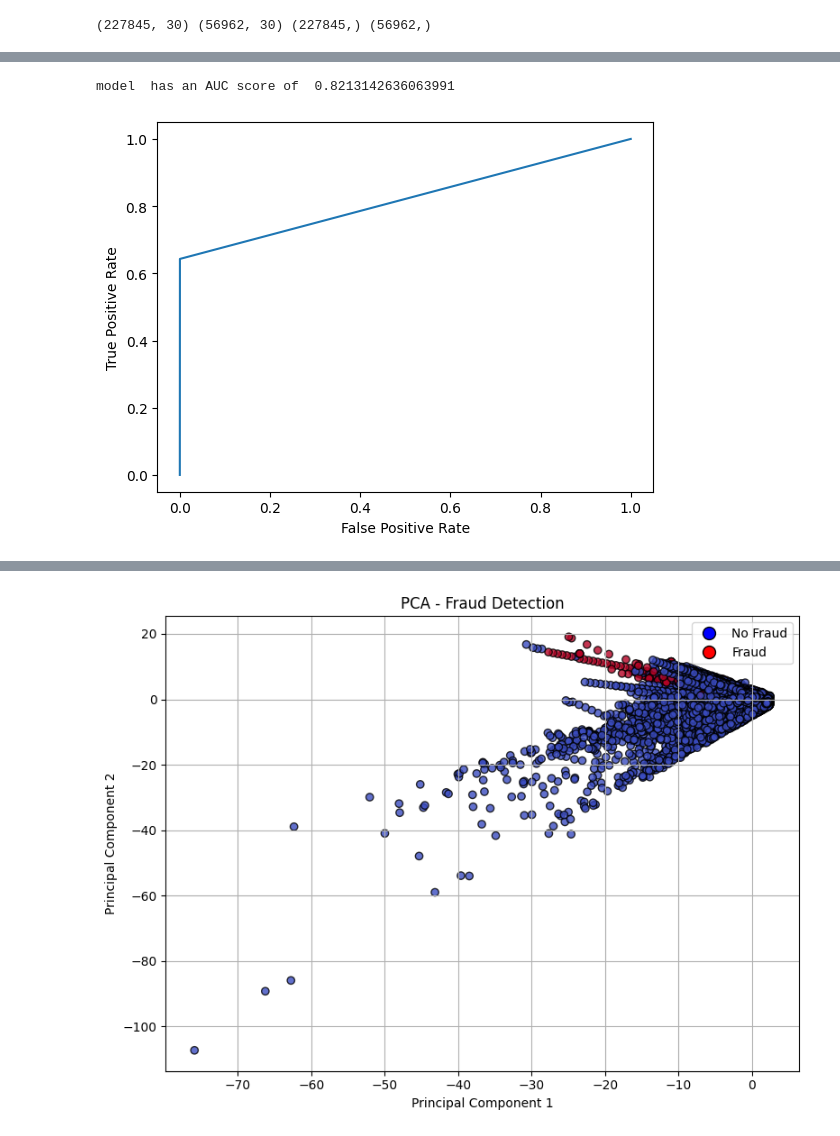
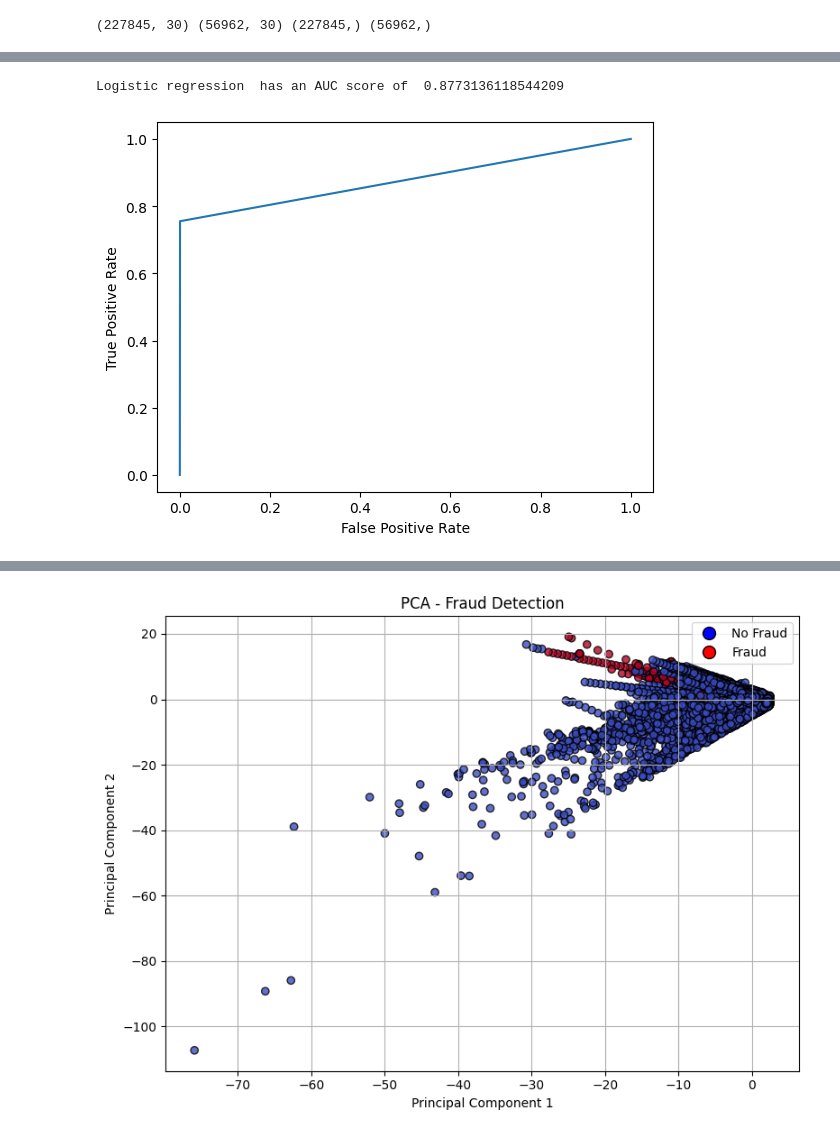
Before and after one commit to paubernabe/TFM, a Jupyter notebook: TFM.ipynb, the cells around one changed output, grey strips where cells are left out. Saved outputs shown, nothing was run; the diff lists cells and outputs as text; code cells hidden in the pictures.

```diff
--- a/TFM.ipynb
+++ b/TFM.ipynb
@@ -20,5 +60,5 @@ random_seed = 42
 # %%
-df = pd.read_csv("creditcard.csv.zip")
+df = pd.read_csv(filename)
 
 # Display DataFrame
 df.head()
@@ -178,4 +305,11 @@ from sklearn.metrics import roc_auc_score, roc_curve
 # %%
-logistic_regression1 = LogisticRegression()
-logistic_regression1.fit(X_train, y_train)
+param_grid = {
+    'C': [0.01, 0.1, 1, 10],
+    'penalty': ['l2'],
+    'solver': ['lbfgs'],
+    'class_weight': [None, 'balanced'],
+    'max_iter': [200]
+}
+
+logistic_regression1 = grid_search_best_model(LogisticRegression(), param_grid, X_train, y_train)
 # %% [output]
@@ -182,0 +322,2 @@ LogisticRegression()
+# %%
+y_probs = logistic_regression1.predict_proba(X_test)[:, 1]
@@ -183,2 +330,3 @@ LogisticRegression()
 # %%
-y_pred = logistic_regression1.predict(X_test)
+threshold = 0.15
+y_pred = (y_probs >= threshold).astype(int)
@@ -187,5 +337,5 @@ Suppose we have an imbalanced data set where the majority of our data is of one
 # %%
-plot_roc_curve(y_test, y_pred, "Linear regression")
+plot_roc_curve(y_test, y_pred, "Logistic regression")
 # %% [output]
-model  has an AUC score of  0.8213142636063991
+Logistic regression  has an AUC score of  0.8773136118544209
-[figure, old version]
+[figure, new version]
```
Also changed, not shown: parts of 175 cells of this notebook, 3 other files.
